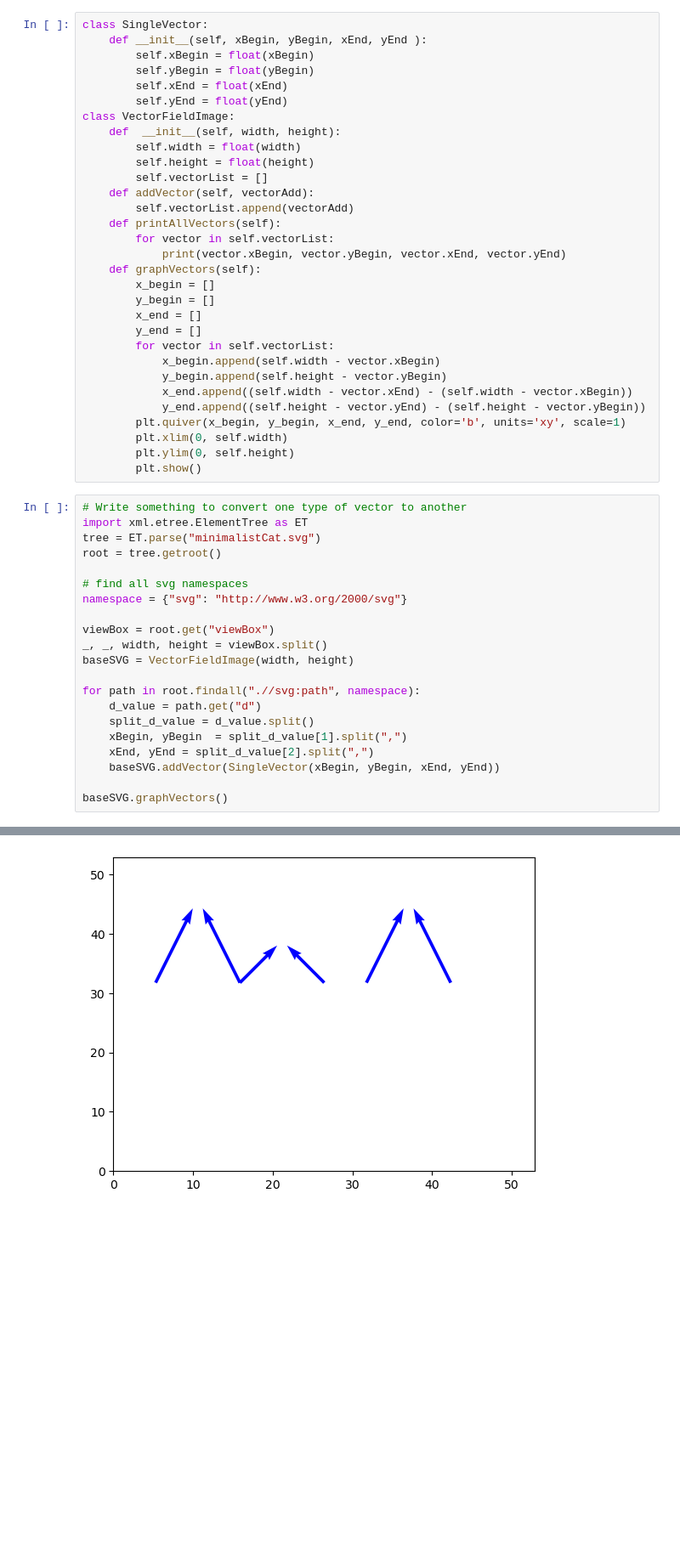
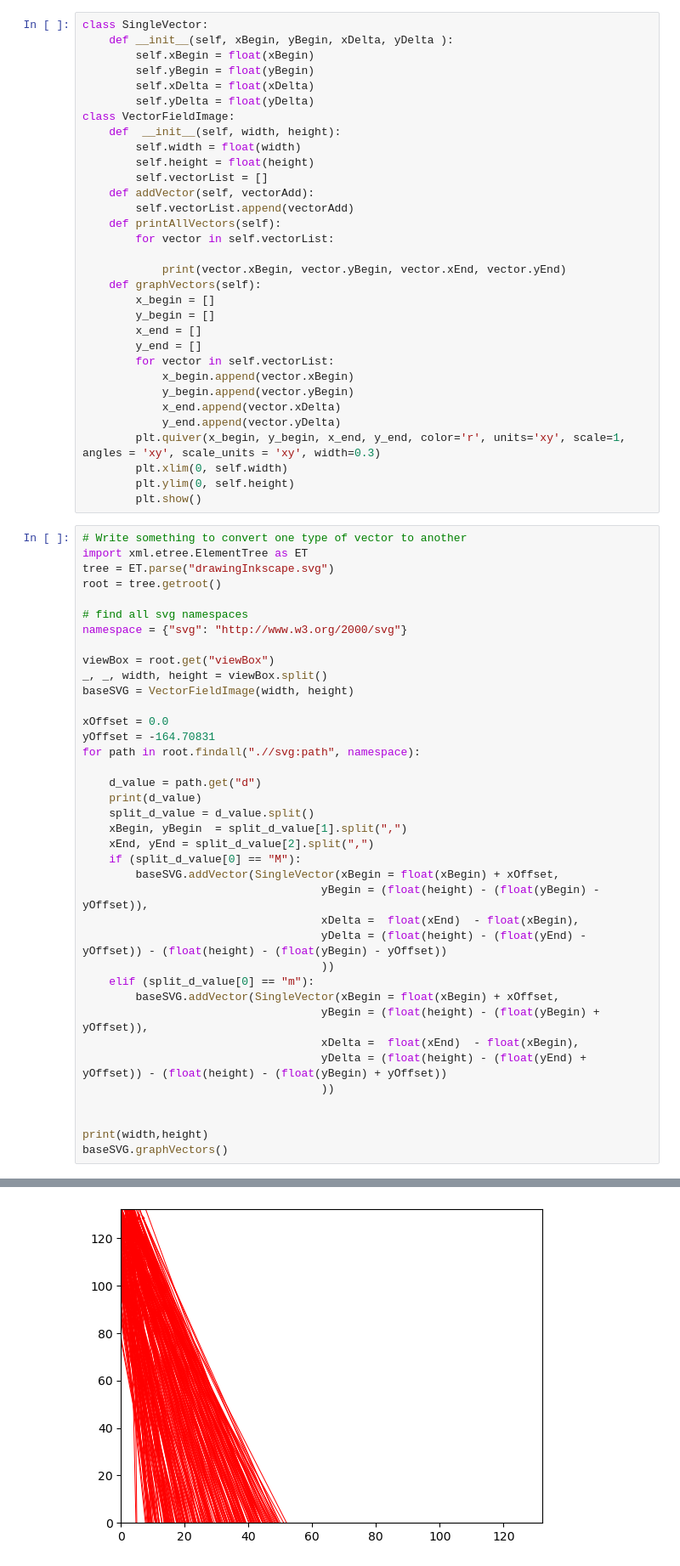
Before and after one commit to RSkorina/vectorFieldArt, a Jupyter notebook: SimpleVectorCat.ipynb, the cells around one changed output, grey strips where cells are left out. Shown: that part at 85% size. Cells and saved outputs as stored; diff of their text form; blank space fills up the shorter version.

Commit message:
add vectors

```diff
--- a/SimpleVectorCat.ipynb
+++ b/SimpleVectorCat.ipynb
@@ -34,10 +29,10 @@ M 21.166666,21.166667 15.875,10.583334
 # %%
 class SingleVector:
-    def __init__(self, xBegin, yBegin, xEnd, yEnd ):
+    def __init__(self, xBegin, yBegin, xDelta, yDelta ):
         self.xBegin = float(xBegin)
         self.yBegin = float(yBegin)
-        self.xEnd = float(xEnd)
-        self.yEnd = float(yEnd)
+        self.xDelta = float(xDelta)
+        self.yDelta = float(yDelta)
 class VectorFieldImage:
     def  __init__(self, width, height):
         self.width = float(width)
@@ -47,6 +42,7 @@ class VectorFieldImage:
         self.vectorList.append(vectorAdd)
     def printAllVectors(self):
         for vector in self.vectorList:
+
             print(vector.xBegin, vector.yBegin, vector.xEnd, vector.yEnd)
     def graphVectors(self):
         x_begin = []
@@ -54,18 +50,18 @@ class VectorFieldImage:
         x_end = []
         y_end = []
         for vector in self.vectorList:
-            x_begin.append(self.width - vector.xBegin)
-            y_begin.append(self.height - vector.yBegin)
-            x_end.append((self.width - vector.xEnd) - (self.width - vector.xBegin))
-            y_end.append((self.height - vector.yEnd) - (self.height - vector.yBegin))
-        plt.quiver(x_begin, y_begin, x_end, y_end, color='b', units='xy', scale=1)
+            x_begin.append(vector.xBegin)
+            y_begin.append(vector.yBegin)
+            x_end.append(vector.xDelta)
+            y_end.append(vector.yDelta)
+        plt.quiver(x_begin, y_begin, x_end, y_end, color='r', units='xy', scale=1,  angles = 'xy', scale_units = 'xy', width=0.3)
         plt.xlim(0, self.width)
         plt.ylim(0, self.height)
         plt.show()
 # %%
 # Write something to convert one type of vector to another
 import xml.etree.ElementTree as ET
-tree = ET.parse("minimalistCat.svg")
+tree = ET.parse("drawingInkscape.svg")
 root = tree.getroot()
 
 # find all svg namespaces
@@ -75,12 +71,29 @@ viewBox = root.get("viewBox")
 _, _, width, height = viewBox.split()
 baseSVG = VectorFieldImage(width, height)
 
+xOffset = 0.0
+yOffset = -164.70831
 for path in root.findall(".//svg:path", namespace):
+
     d_value = path.get("d")
+    print(d_value)
     split_d_value = d_value.split()
     xBegin, yBegin  = split_d_value[1].split(",")
     xEnd, yEnd = split_d_value[2].split(",")
-    baseSVG.addVector(SingleVector(xBegin, yBegin, xEnd, yEnd))
+    if (split_d_value[0] == "M"):
+        baseSVG.addVector(SingleVector(xBegin = float(xBegin) + xOffset,
+                                    yBegin = (float(height) - (float(yBegin) - yOffset)),
+                                    xDelta =  float(xEnd)  - float(xBegin),
+                                    yDelta = (float(height) - (float(yEnd) - yOffset)) - (float(height) - (float(yBegin) - yOffset))
+                                    ))
+    elif (split_d_value[0] == "m"):
+        baseSVG.addVector(SingleVector(xBegin = float(xBegin) + xOffset,
+                                    yBegin = (float(height) - (float(yBegin) + yOffset)),
+                                    xDelta =  float(xEnd)  - float(xBegin),
+                                    yDelta = (float(height) - (float(yEnd) + yOffset)) - (float(height) - (float(yBegin) + yOffset))
+                                    ))
 
+
+print(width,height)
 baseSVG.graphVectors()
 # %% [output]
@@ -87,2 +117,2 @@ baseSVG.graphVectors()
-[figure, old version]
+[figure, new version]
 # %%
```
Also changed, not shown: parts of 5 cells of this notebook, 2 other files.
